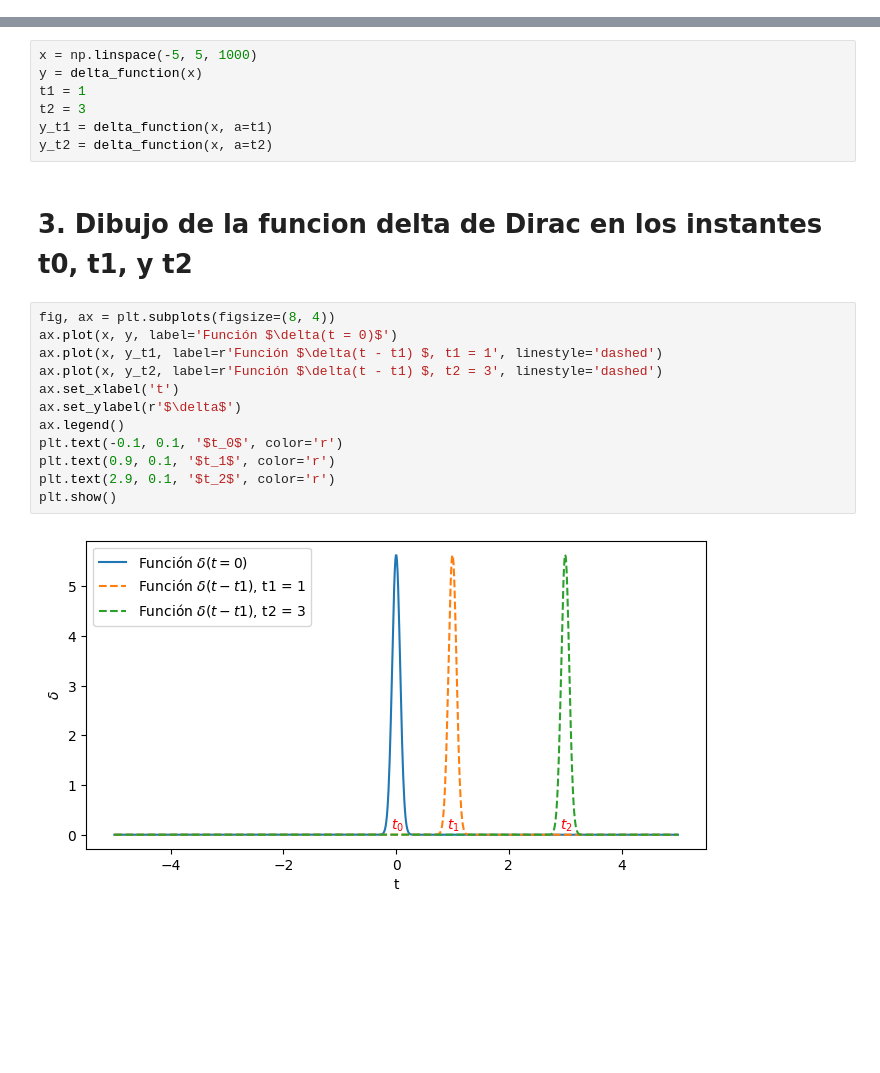
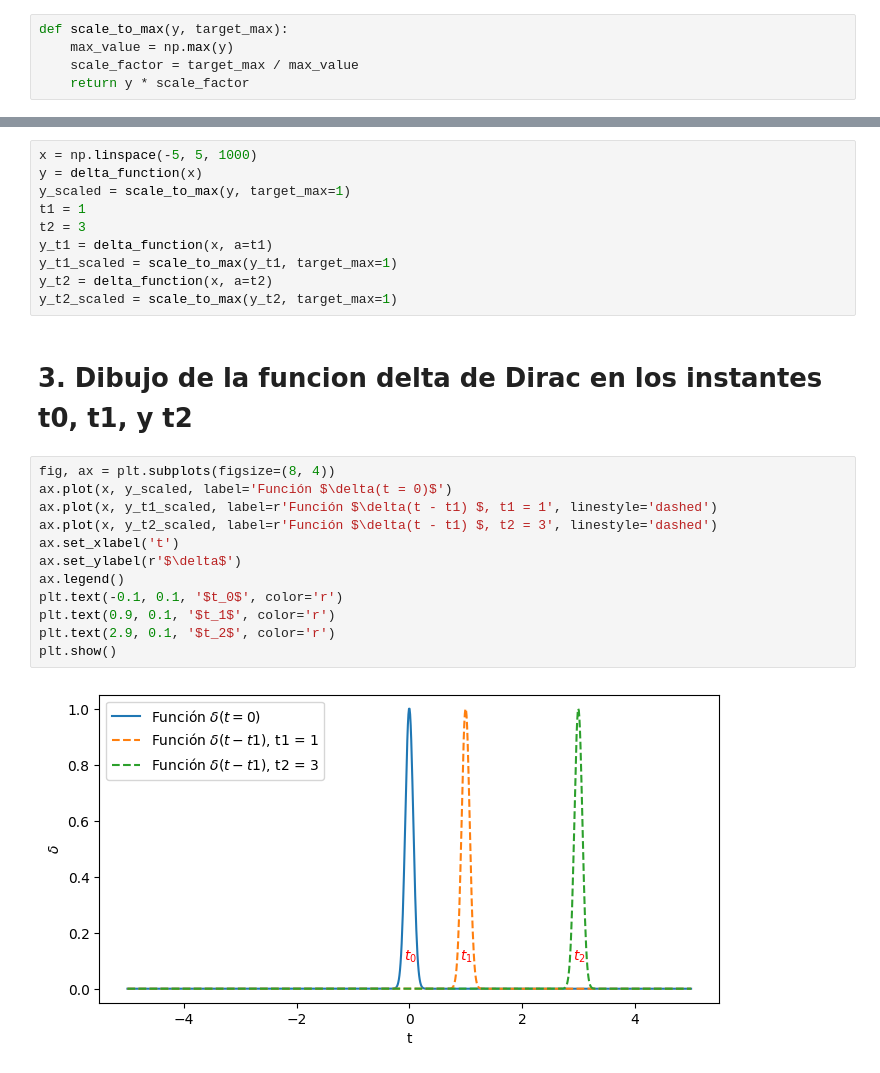
Before and after one commit to Jaurbano98/TFG, a Jupyter notebook: Fig_2-7.ipynb, the cells around one changed output, grey strips where cells are left out. Saved outputs shown, nothing was run; the diff lists cells and outputs as text; blank space fills up the shorter version.

```diff
--- a/Fig_2-7.ipynb
+++ b/Fig_2-7.ipynb
@@ -24,3 +28,8 @@ def delta_function(x, a=0, delta_width=0.1):
+# %%
+def scale_to_max(y, target_max):
+    max_value = np.max(y)
+    scale_factor = target_max / max_value
+    return y * scale_factor
 # %% [markdown]
 # 2. Variables de entorno
 
@@ -33,23 +42,26 @@ def delta_function(x, a=0, delta_width=0.1):
 # %%
 x = np.linspace(-5, 5, 1000)
 y = delta_function(x)
+y_scaled = scale_to_max(y, target_max=1)
 t1 = 1
 t2 = 3
 y_t1 = delta_function(x, a=t1)
+y_t1_scaled = scale_to_max(y_t1, target_max=1)
 y_t2 = delta_function(x, a=t2)
+y_t2_scaled = scale_to_max(y_t2, target_max=1)
 # %% [markdown]
 # 3. Dibujo de la funcion delta de Dirac en los instantes t0, t1, y t2
 # %%
 fig, ax = plt.subplots(figsize=(8, 4))
-ax.plot(x, y, label='Función $\delta(t = 0)$')
-ax.plot(x, y_t1, label=r'Función $\delta(t - t1) $, t1 = 1', linestyle='dashed')
-ax.plot(x, y_t2, label=r'Función $\delta(t - t1) $, t2 = 3', linestyle='dashed')
+ax.plot(x, y_scaled, label='Función $\delta(t = 0)$')
+ax.plot(x, y_t1_scaled, label=r'Función $\delta(t - t1) $, t1 = 1', linestyle='dashed')
+ax.plot(x, y_t2_scaled, label=r'Función $\delta(t - t1) $, t2 = 3', linestyle='dashed')
 ax.set_xlabel('t')
 ax.set_ylabel(r'$\delta$')
 ax.legend()
 plt.text(-0.1, 0.1, '$t_0$', color='r')
 plt.text(0.9, 0.1, '$t_1$', color='r')
 plt.text(2.9, 0.1, '$t_2$', color='r')
 plt.show()
 # %% [output]
-[figure, old version]
+[figure, new version]
```
Also changed, not shown: parts of 1 cell of this notebook.
